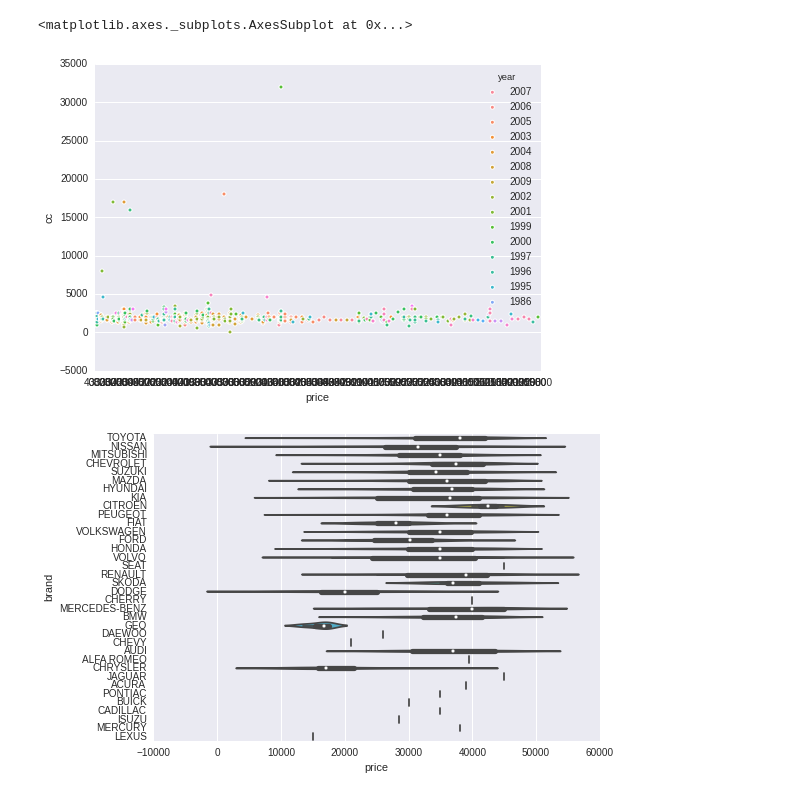
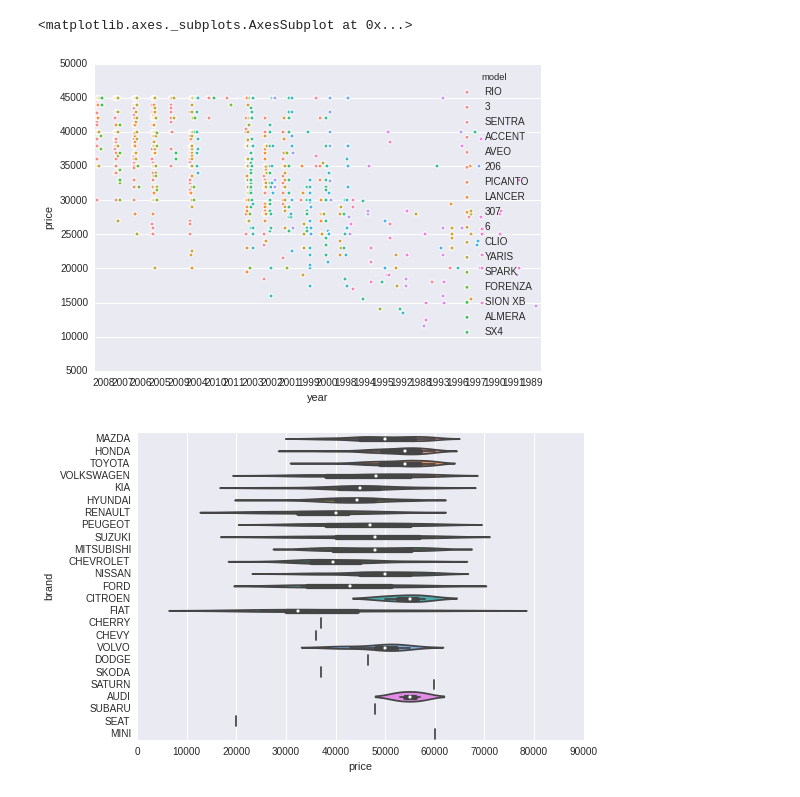
Before and after one commit to tian2992/auto_find_gt, a Jupyter notebook: auto_scraper/car_analysis.ipynb, the cells around one changed output. Drawn from its saved outputs; the diff is of its cells as text; code cells hidden in the pictures.

```diff
--- a/auto_scraper/car_analysis.ipynb
+++ b/auto_scraper/car_analysis.ipynb
@@ -2,7 +2,7 @@
 import json
 import re
 # %%
-autos = json.load(open("autos.json", "r"))
+autos = json.load(open("autos_down.json", "r"))
 # %%
 pri = re.compile(r"""[.]* Q.(\d*,\d*.\d{2})""")
 num = re.compile(r"""(\d+)""")
@@ -123,12 +130,12 @@ sns.pairplot(pd_autos, x_vars=["price", "year"], y_vars=["price", "year", "cc",
 # %%
-sns.stripplot(x="price", y="cc", hue="year", data=pd_autos, size=4)
+sns.stripplot(y="price", x="year", hue="model", data=pd_autos, size=4)
 # %% [output]
 <matplotlib.axes._subplots.AxesSubplot at 0x...>
-[figure, old version]
+[figure, new version]
 # %%
 sns.violinplot(x="price", y="brand", data=pd_autos);
 # %% [output]
-[figure, old version]
+[figure, new version]
 # %%
 pd_autos
 # %% [output]
```
Also changed, not shown: parts of 30 cells of this notebook, 6 other files.
